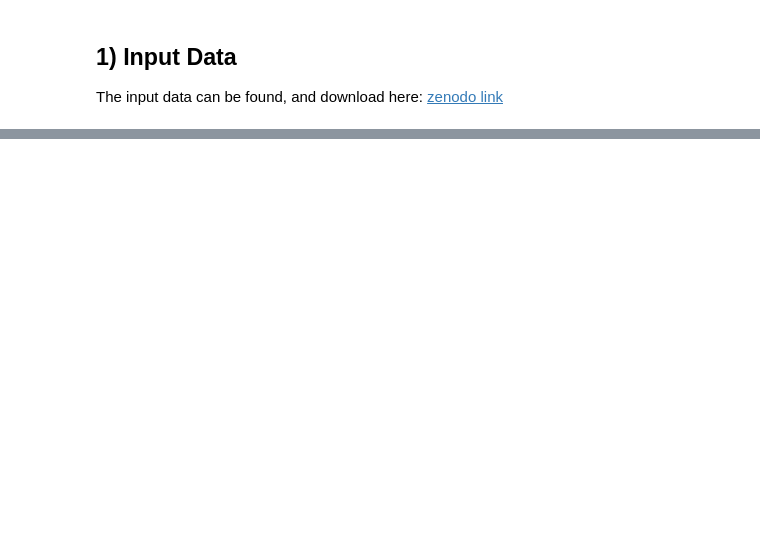
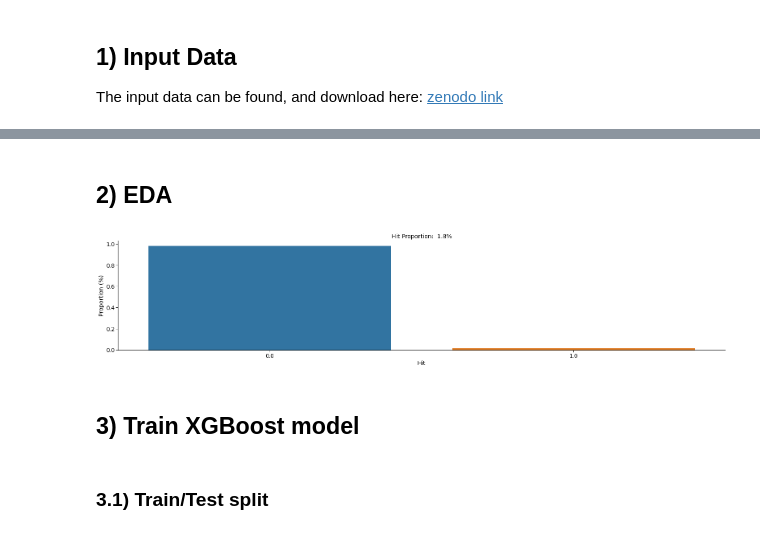
Before and after one commit to razielar/INFLAMer, a Jupyter notebook: notebooks/INFLAMeR.ipynb, the cells around one changed output, grey strips where cells are left out. Cells and saved outputs as stored; diff of their text form; code cells hidden in the pictures; blank space fills up the shorter version.

```diff
--- a/notebooks/INFLAMeR.ipynb
+++ b/notebooks/INFLAMeR.ipynb
@@ -32,0 +42,19 @@ df
+# %% [markdown]
+## 2) EDA
+# %%
+# Hit proportion
+hit_prop = df["hit"].value_counts(dropna=False, normalize=True)\
+                .reset_index().rename(columns={"index": "hit", "hit": "proportion"})
+hit_proportion = hit_prop[hit_prop["hit"] == 1.0]["proportion"].values[0]
+
+# Bar plot
+sns.barplot(x=hit_prop["hit"], y=hit_prop["proportion"])
+
+plt.ylabel("Proportion (%)")
+plt.xlabel("Hit")
+plt.title(f"Hit Proportion: {hit_proportion: .1%}")
+plt.tight_layout()
+# %% [output]
+[figure, added]
+# %% [markdown]
+## 3) Train XGBoost model
@@ -32,0 +68,2 @@ df
+# %% [markdown]
+### 3.1) Train/Test split
```
Also changed, not shown: parts of 24 cells of this notebook.
